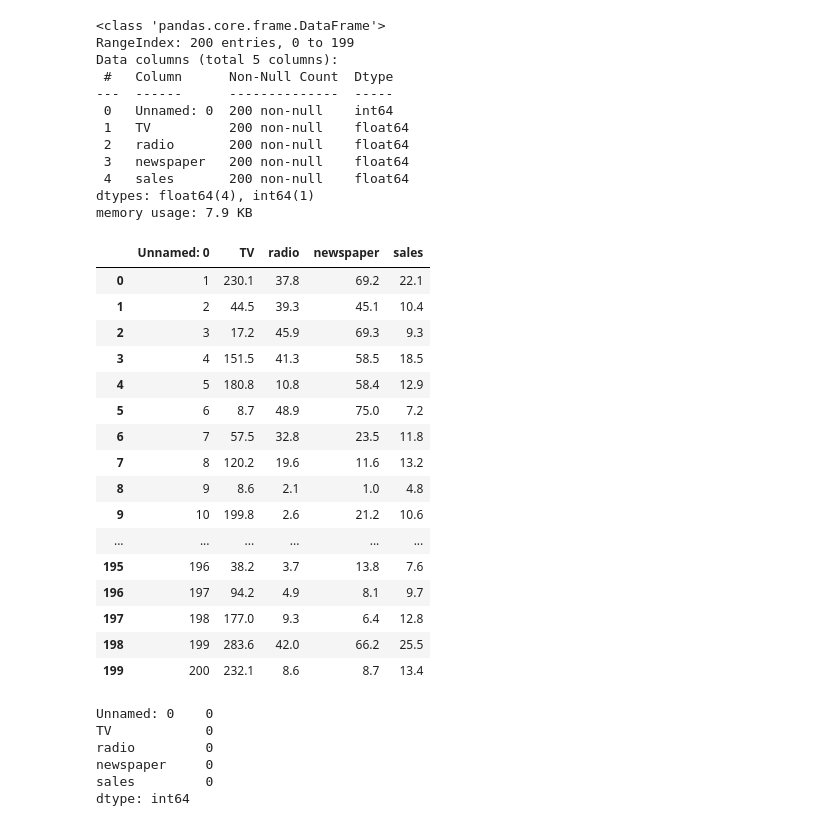
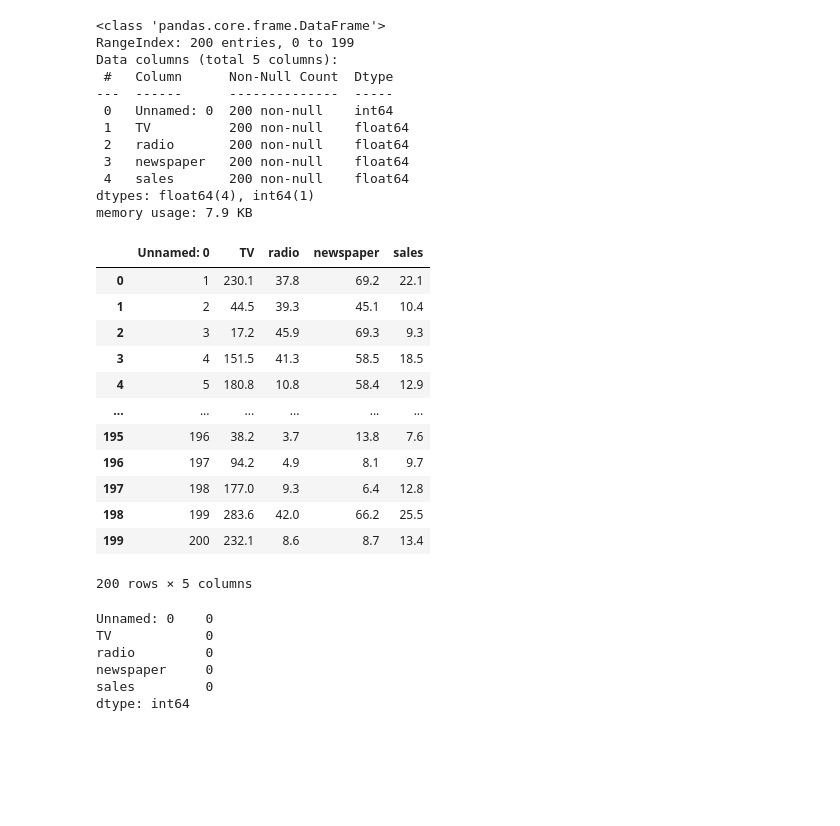
Before and after one commit to amnzmj/analisis-de-datos, a Jupyter notebook: examen segundo/Advertising_Budgets_Challenge.ipynb, the cells around one changed output. Drawn from its saved outputs; the diff is of its cells as text; code cells hidden in the pictures; blank space fills up the shorter version.

```diff
--- a/examen segundo/Advertising_Budgets_Challenge.ipynb
+++ b/examen segundo/Advertising_Budgets_Challenge.ipynb
@@ -66,26 +67,22 @@ dtypes: float64(4), int64(1)
 memory usage: 7.9 KB
 # %%
 # pd.set_option("max_rows", None)
-pd.set_option('display.max_rows', None) #muestra todo
+pd.set_option('display.max_rows', 20) #muestra todo
 df_advertisement
 # %% [output]
 |  | Unnamed: 0 | TV | radio | newspaper | sales |
 | 0 | 1 | 230.1 | 37.8 | 69.2 | 22.1 |
 | 1 | 2 | 44.5 | 39.3 | 45.1 | 10.4 |
 | 2 | 3 | 17.2 | 45.9 | 69.3 | 9.3 |
 | 3 | 4 | 151.5 | 41.3 | 58.5 | 18.5 |
 | 4 | 5 | 180.8 | 10.8 | 58.4 | 12.9 |
-| 5 | 6 | 8.7 | 48.9 | 75.0 | 7.2 |
-| 6 | 7 | 57.5 | 32.8 | 23.5 | 11.8 |
-| 7 | 8 | 120.2 | 19.6 | 11.6 | 13.2 |
-| 8 | 9 | 8.6 | 2.1 | 1.0 | 4.8 |
-| 9 | 10 | 199.8 | 2.6 | 21.2 | 10.6 |
 | ... | ... | ... | ... | ... | ... |
 | 195 | 196 | 38.2 | 3.7 | 13.8 | 7.6 |
 | 196 | 197 | 94.2 | 4.9 | 8.1 | 9.7 |
 | 197 | 198 | 177.0 | 9.3 | 6.4 | 12.8 |
 | 198 | 199 | 283.6 | 42.0 | 66.2 | 25.5 |
 | 199 | 200 | 232.1 | 8.6 | 8.7 | 13.4 |
+200 rows × 5 columns
 # %%
 null_values = df_advertisement.isnull().sum()
 null_values
```
Also changed, not shown: parts of 22 cells of this notebook.
